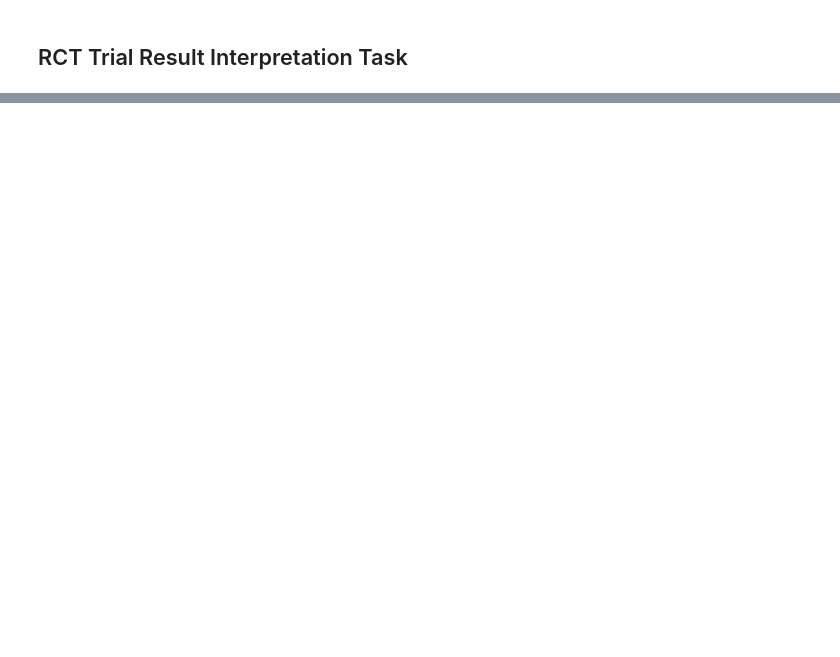
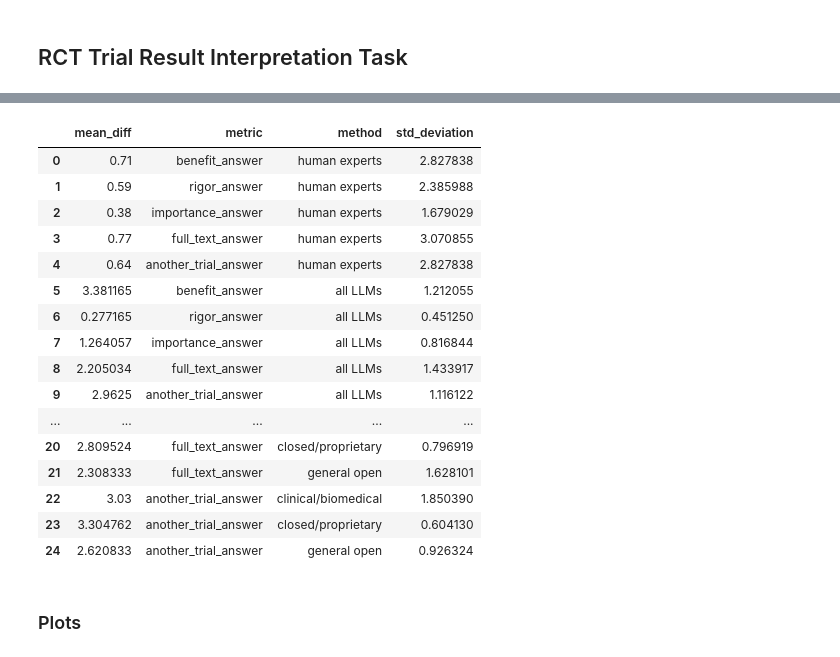
Before and after one commit to hyesunyun/MedLitSpin, a Jupyter notebook: code/calculate_stats.ipynb, the cells around one changed output, grey strips where cells are left out. Drawn from its saved outputs; the diff is of its cells as text; code cells hidden in the pictures; blank space fills up the shorter version.

```diff
--- a/code/calculate_stats.ipynb
+++ b/code/calculate_stats.ipynb
@@ -34,0 +349,32 @@ Average of accuracy, precision, recall, and F1 score by model type
+# %%
+# calculate the average of all model metrics and calculate std_deviation
+average_model_benefit = interpretation_stats_df["benefit_answer_mean_diff"].mean()
+stdev_model_benefit = interpretation_stats_df["benefit_answer_mean_diff"].std()
+
+average_model_rigor = interpretation_stats_df["rigor_answer_mean_diff"].mean()
+stdev_model_rigor = interpretation_stats_df["rigor_answer_mean_diff"].std()
+
+average_model_importance = interpretation_stats_df["importance_answer_mean_diff"].mean()
+stdev_model_importance = interpretation_stats_df["importance_answer_mean_diff"].std()
+
+average_model_full_text = interpretation_stats_df["full_text_answer_mean_diff"].mean()
+stdev_model_full_text = interpretation_stats_df["full_text_answer_mean_diff"].std()
+
+average_model_another_trial = interpretation_stats_df["another_trial_answer_mean_diff"].mean()
+stdev_model_another_trial = interpretation_stats_df["another_trial_answer_mean_diff"].std()
+
+model_stats = {
+    "benefit_answer": {"mean_diff": average_model_benefit, "std_deviation": stdev_model_benefit},
+    "rigor_answer": {"mean_diff": average_model_rigor, "std_deviation": stdev_model_rigor},
+    "importance_answer": {"mean_diff": average_model_importance, "std_deviation": stdev_model_importance},
+    "full_text_answer": {"mean_diff": average_model_full_text, "std_deviation": stdev_model_full_text},
+    "another_trial_answer": {"mean_diff": average_model_another_trial, "std_deviation": stdev_model_another_trial}
+}
+
+model_stats_df = pd.DataFrame(model_stats).T
+model_stats_df["metric"] = model_stats_df.index
+# remove index
+model_stats_df.reset_index(drop=True, inplace=True)
+model_stats_df["method"] = "all LLMs"
+
+model_stats_df
@@ -34,0 +429,4 @@ Average of accuracy, precision, recall, and F1 score by model type
+# %%
+average_by_model_type = pd.concat([average_benefit_by_model_type, average_rigor_by_model_type, average_importance_by_model_type, average_full_text_by_model_type, average_another_trial_by_model_type], ignore_index=True)
+
+average_by_model_type
@@ -34,0 +450,25 @@ Average of accuracy, precision, recall, and F1 score by model type
+# %%
+#combine all the dataframes
+model_stats_df = pd.concat([human_expert_stats_df, model_stats_df, average_by_model_type], ignore_index=True)
+
+model_stats_df
+# %% [output]
+|  | mean_diff | metric | method | std_deviation |
+| 0 | 0.71 | benefit_answer | human experts | 2.827838 |
+| 1 | 0.59 | rigor_answer | human experts | 2.385988 |
+| 2 | 0.38 | importance_answer | human experts | 1.679029 |
+| 3 | 0.77 | full_text_answer | human experts | 3.070855 |
+| 4 | 0.64 | another_trial_answer | human experts | 2.827838 |
+| 5 | 3.381165 | benefit_answer | all LLMs | 1.212055 |
+| 6 | 0.277165 | rigor_answer | all LLMs | 0.451250 |
+| 7 | 1.264057 | importance_answer | all LLMs | 0.816844 |
+| 8 | 2.205034 | full_text_answer | all LLMs | 1.433917 |
+| 9 | 2.9625 | another_trial_answer | all LLMs | 1.116122 |
+| ... | ... | ... | ... | ... |
+| 20 | 2.809524 | full_text_answer | closed/proprietary | 0.796919 |
+| 21 | 2.308333 | full_text_answer | general open | 1.628101 |
+| 22 | 3.03 | another_trial_answer | clinical/biomedical | 1.850390 |
+| 23 | 3.304762 | another_trial_answer | closed/proprietary | 0.604130 |
+| 24 | 2.620833 | another_trial_answer | general open | 0.926324 |
+# %% [markdown]
+### Plots
```
Also changed, not shown: parts of 28 cells of this notebook, 1 other file.
